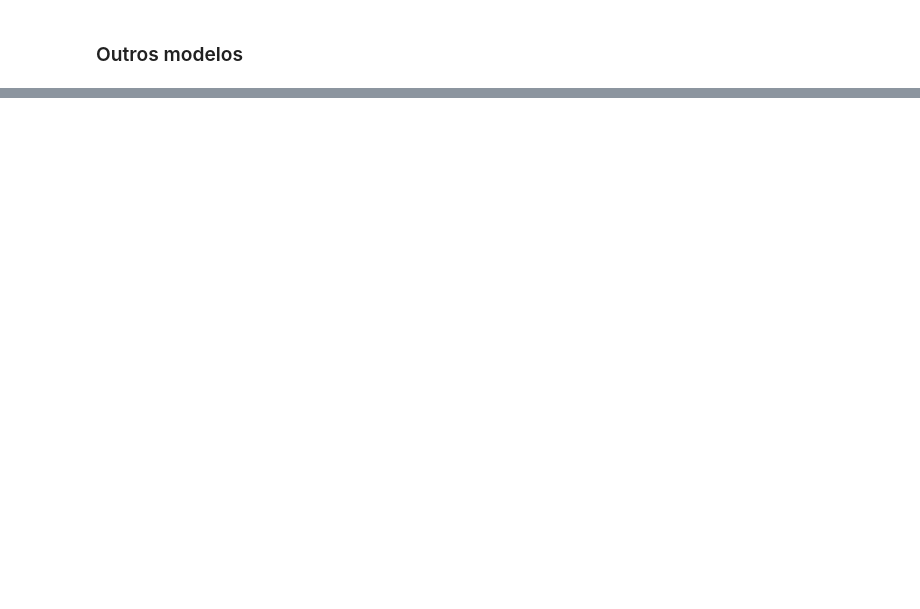
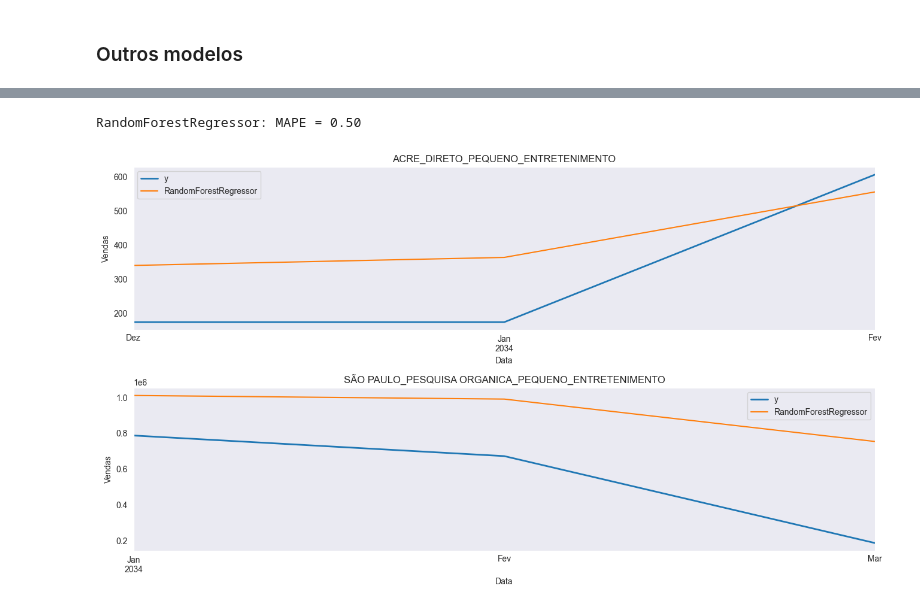
Before and after one commit to ficorrea/data_science, a Jupyter notebook: timeseries/challenge_sympla.ipynb, the cells around one changed output, grey strips where cells are left out. Cells and saved outputs as stored; diff of their text form; code cells hidden in the pictures; blank space fills up the shorter version.

```diff
--- a/timeseries/challenge_sympla.ipynb
+++ b/timeseries/challenge_sympla.ipynb
@@ -403,0 +413,16 @@ SeasonalNaive3 -- MAPE: 16.773247304871447 - MAE: 34329.45538978495
+# %%
+preds_df = (
+    preds_df
+    .reset_index(drop=True)
+    .merge(test_df[['ds', 'unique_id', 'y']], on=['ds', 'unique_id'], how='left'))
+
+mape_rf, mae_rf = (
+    mean_absolute_percentage_error(preds_df['y'].values, preds_df['RandomForestRegressor'].values),
+    mean_absolute_error(preds_df['y'].values, preds_df['RandomForestRegressor'].values))
+
+mape_gb, mae_gb = (
+    mean_absolute_percentage_error(preds_df['y'].values, preds_df['GradientBoostingRegressor'].values),
+    mean_absolute_error(preds_df['y'].values, preds_df['GradientBoostingRegressor'].values))
+
+print(f'RandomForest -- MAPE: {mape_rf} - MAE: {mae_rf}')
+print(f'GradientBoosting -- MAPE: {mape_gb} - MAE: {mae_gb}')
@@ -403,0 +503,52 @@ SeasonalNaive3 -- MAPE: 16.773247304871447 - MAE: 34329.45538978495
+# %%
+# Cross Validation
+model = MLForecast(
+    models=[RandomForestRegressor(n_estimators=300,
+                                  max_depth=20,
+                                  random_state=RANDOM_STATE,
+                                  n_jobs=-1)],
+    freq='MS',
+    lags=[1, 3, 6])
+
+# Cross Validation simples
+cv_results = model.cross_validation(
+    df=train_df,
+    h=1,
+    n_windows=2,
+    static_features=[])
+
+# Avaliação rápida
+for model in cv_results.columns:
+    if model not in ['unique_id', 'ds', 'y', 'cutoff']:
+        mape = mean_absolute_percentage_error(cv_results['y'], cv_results[model])
+        print(f'{model}: MAPE = {mape:.2f}')
+# %% [output]
+RandomForestRegressor: MAPE = 0.50
+# %%
+# Plot time series with results
+
+model = MLForecast(
+    models=[RandomForestRegressor(n_estimators=300,
+                                  max_depth=20,
+                                  random_state=RANDOM_STATE,
+                                  n_jobs=-1)],
+    freq='MS',
+    lags=[1, 3, 6])
+
+preds_df = mf.predict(h=3, X_df=test_df.drop(columns=['y']), level=[90])
+
+preds_df = (
+    preds_df
+    .reset_index(drop=True)
+    .merge(test_df[['ds', 'unique_id', 'y']], on=['ds', 'unique_id'], how='left'))
+
+for model in ['RandomForestRegressor']:
+    fig,ax = plt.subplots(2,1, figsize=(1280/96, 720/96))
+    for ax_, group in enumerate(['ACRE_DIRETO_PEQUENO_ENTRETENIMENTO', 'SÃO PAULO_PESQUISA ORGANICA_PEQUENO_ENTRETENIMENTO']):
+        preds_df.loc[preds_df['unique_id'] == group].plot(x='ds', y='y', ax=ax[ax_], label='y', title=group, linewidth=2)
+        preds_df.loc[preds_df['unique_id'] == group].plot(x='ds', y=model, ax=ax[ax_], label=model)
+        ax[ax_].set_xlabel('Data')
+        ax[ax_].set_ylabel('Vendas')
+        fig.tight_layout()
+# %% [output]
+[figure, added]
```
Also changed, not shown: parts of 7 cells of this notebook.
